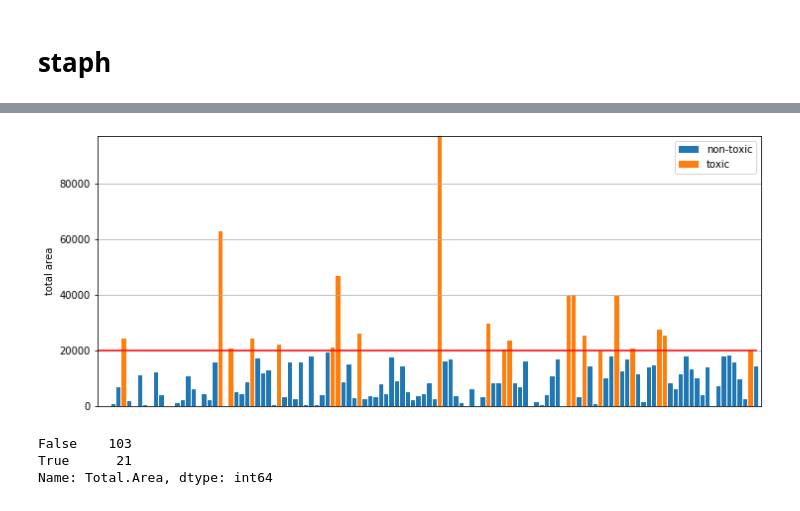
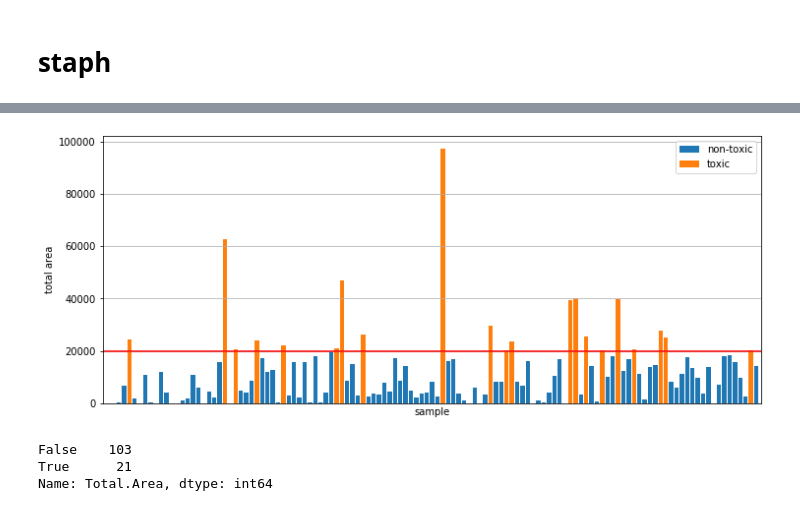
Before and after one commit to solislemuslab/dna-nn, a Jupyter notebook: zhaoyi/other_new_data.ipynb, the cells around one changed output, grey strips where cells are left out. Saved outputs shown, nothing was run; the diff lists cells and outputs as text; code cells hidden in the pictures.

Commit message:
add more graphs and complete feature extraction

```diff
--- a/zhaoyi/other_new_data.ipynb
+++ b/zhaoyi/other_new_data.ipynb
@@ -69,27 +81,28 @@ nrs_meta
 # %%
+data = nrs_meta['Total.Area']
 threshold = 20000
 
-rows = nrs_meta.shape[0]
-toxic = nrs_meta['Total.Area'] > threshold
+rows = data.shape[0]
+toxic = data > threshold
 
 plt.figure(figsize=(12, 5))
-nt = np.ma.array(nrs_meta['Total.Area'], mask=toxic, fill_value=0.)
+nt = np.ma.array(data, mask=toxic, fill_value=0.)
 plt.bar(range(rows), nt, label='non-toxic')
-t = np.ma.array(nrs_meta['Total.Area'], mask=~toxic, fill_value=0.)
+t = np.ma.array(data, mask=~toxic, fill_value=0.)
 plt.bar(range(rows), t, label='toxic')
-plt.plot(range(rows), np.full(rows, fill_value=threshold), color='red')
+plt.hlines(threshold, 0, rows, color='red')
 
 plt.xticks([])
+plt.xlabel('sample')
 plt.ylabel('total area')
 plt.xlim([0,rows])
-plt.ylim(0, nrs_meta['Total.Area'].max())
 plt.grid(axis='y')
 
 plt.legend()
 plt.show()
 toxic.value_counts()
 # %% [output]
-[figure, old version]
+[figure, new version]
 False    103
 True      21
 Name: Total.Area, dtype: int64
```
Also changed, not shown: parts of 8 cells of this notebook, 5 other files.
